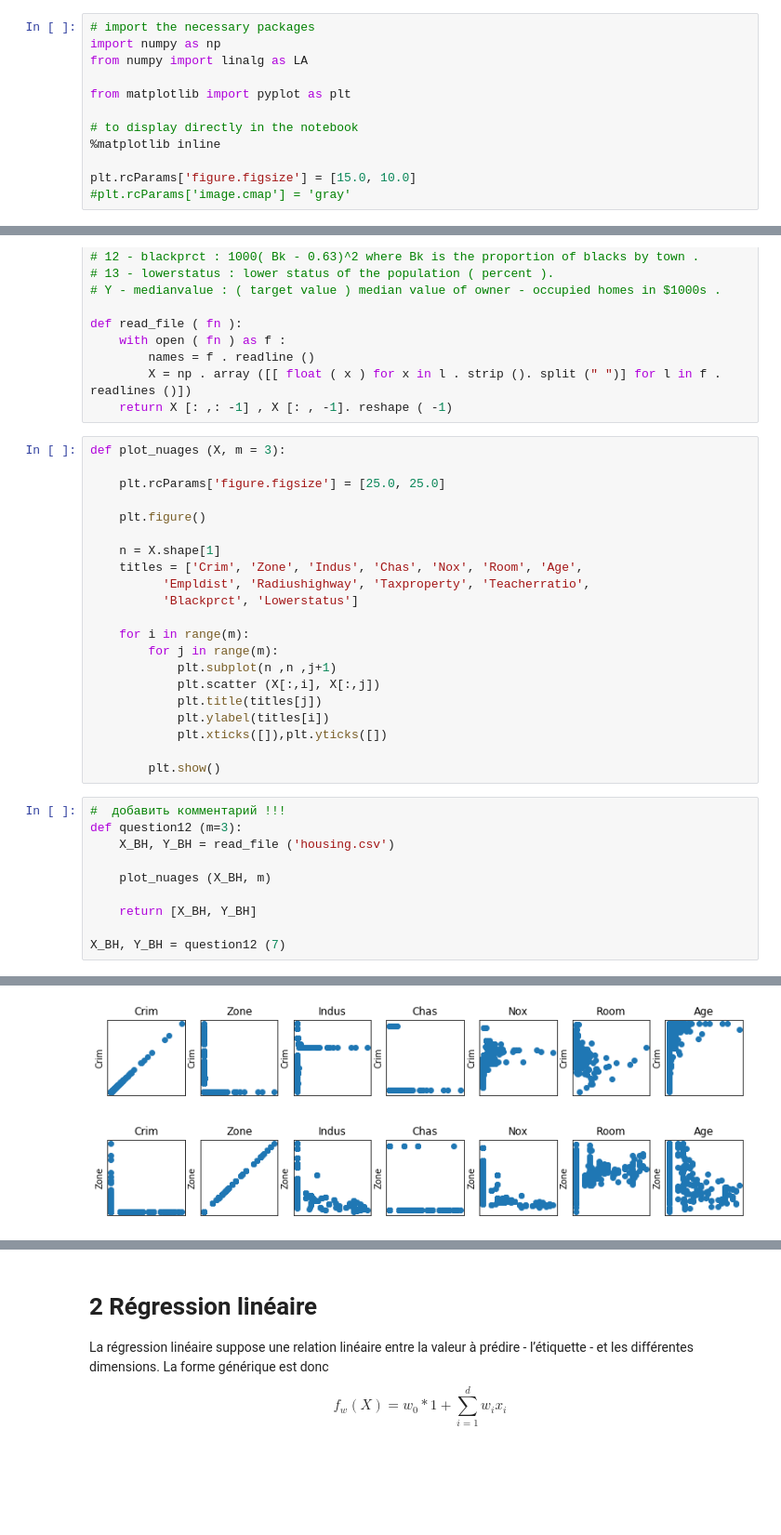
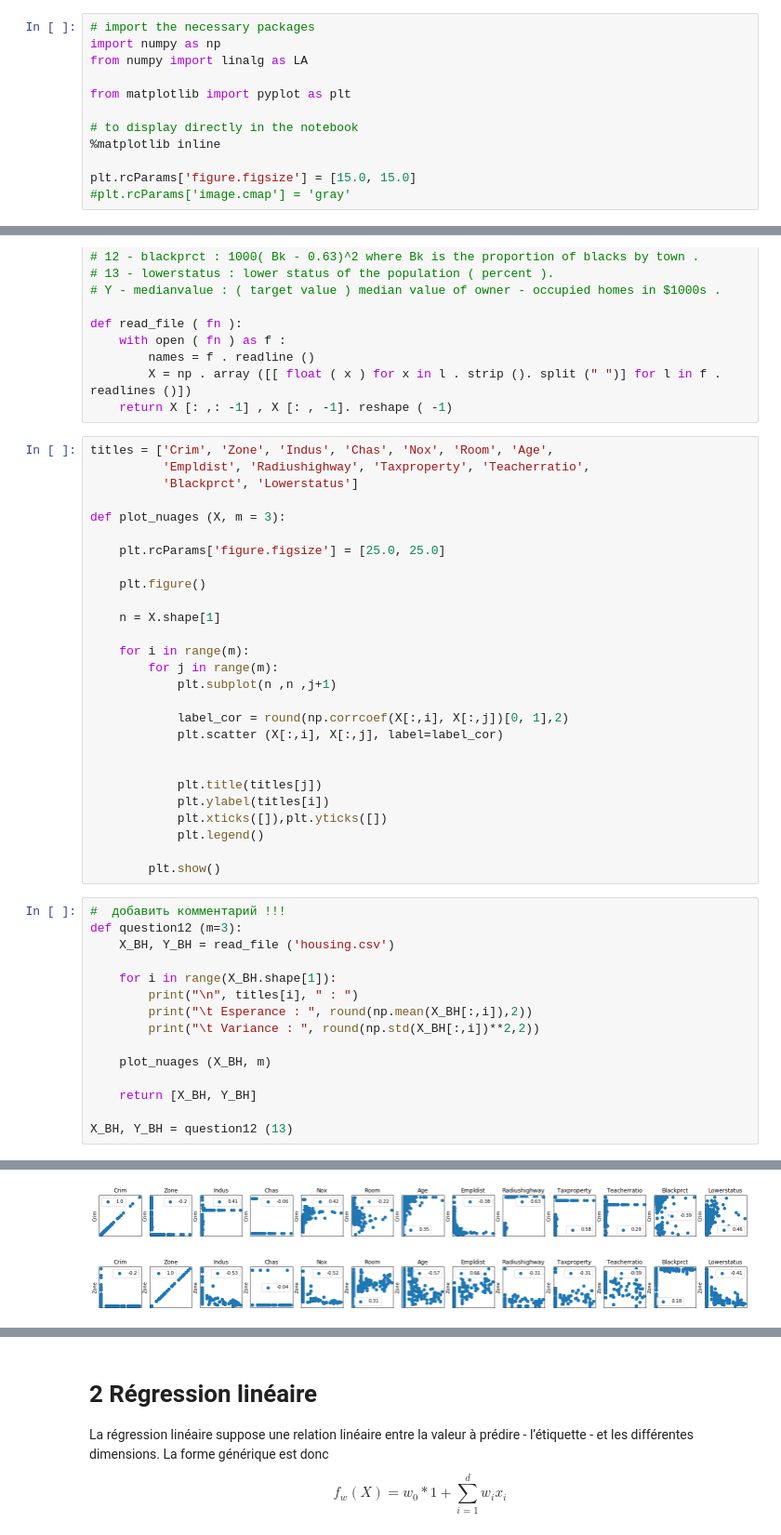
Before and after one commit to KVict/MALAP2018, a Jupyter notebook: ML_TP1.ipynb, the cells around one changed output, grey strips where cells are left out. Shown at 93% size. Saved outputs shown, nothing was run; the diff lists cells and outputs as text; blank space fills up the shorter version.

```diff
--- a/ML_TP1.ipynb
+++ b/ML_TP1.ipynb
@@ -8,7 +8,7 @@ from matplotlib import pyplot as plt
 # to display directly in the notebook
 %matplotlib inline
 
-plt.rcParams['figure.figsize'] = [15.0, 10.0]
+plt.rcParams['figure.figsize'] = [15.0, 15.0]
 #plt.rcParams['image.cmap'] = 'gray'
 # %% [markdown]
 # 1. Données artificielles et réelles
@@ -92,6 +94,10 @@ def read_file ( fn ):
         X = np . array ([[ float ( x ) for x in l . strip (). split (" ")] for l in f . readlines ()])
     return X [: ,: -1] , X [: , -1]. reshape ( -1)
 # %%
+titles = ['Crim', 'Zone', 'Indus', 'Chas', 'Nox', 'Room', 'Age',
+          'Empldist', 'Radiushighway', 'Taxproperty', 'Teacherratio',
+          'Blackprct', 'Lowerstatus']
+
 def plot_nuages (X, m = 3):
 
     plt.rcParams['figure.figsize'] = [25.0, 25.0]
@@ -99,17 +105,19 @@ def plot_nuages (X, m = 3):
     plt.figure()
 
     n = X.shape[1]
-    titles = ['Crim', 'Zone', 'Indus', 'Chas', 'Nox', 'Room', 'Age',
-          'Empldist', 'Radiushighway', 'Taxproperty', 'Teacherratio',
-          'Blackprct', 'Lowerstatus']
 
     for i in range(m):
         for j in range(m):
             plt.subplot(n ,n ,j+1)
-            plt.scatter (X[:,i], X[:,j])
+
+            label_cor = round(np.corrcoef(X[:,i], X[:,j])[0, 1],2)
+            plt.scatter (X[:,i], X[:,j], label=label_cor)
+
+
             plt.title(titles[j])
             plt.ylabel(titles[i])
             plt.xticks([]),plt.yticks([])
+            plt.legend()
 
         plt.show()
 # %%
@@ -117,9 +125,14 @@ def plot_nuages (X, m = 3):
 def question12 (m=3):
     X_BH, Y_BH = read_file ('housing.csv')
 
+    for i in range(X_BH.shape[1]):
+        print("\n", titles[i], " : ")
+        print("\t Esperance : ", round(np.mean(X_BH[:,i]),2))
+        print("\t Variance : ", round(np.std(X_BH[:,i])**2,2))
+
     plot_nuages (X_BH, m)
 
     return [X_BH, Y_BH]
 
-X_BH, Y_BH = question12 (7)
+X_BH, Y_BH = question12 (13)
 # %% [output]
@@ -126,2 +156,2 @@ X_BH, Y_BH = question12 (7)
-[figure, old version]
+[figure, new version]
-[figure, old version]
+[figure, new version]
```
Also changed, not shown: parts of 20 cells of this notebook.
